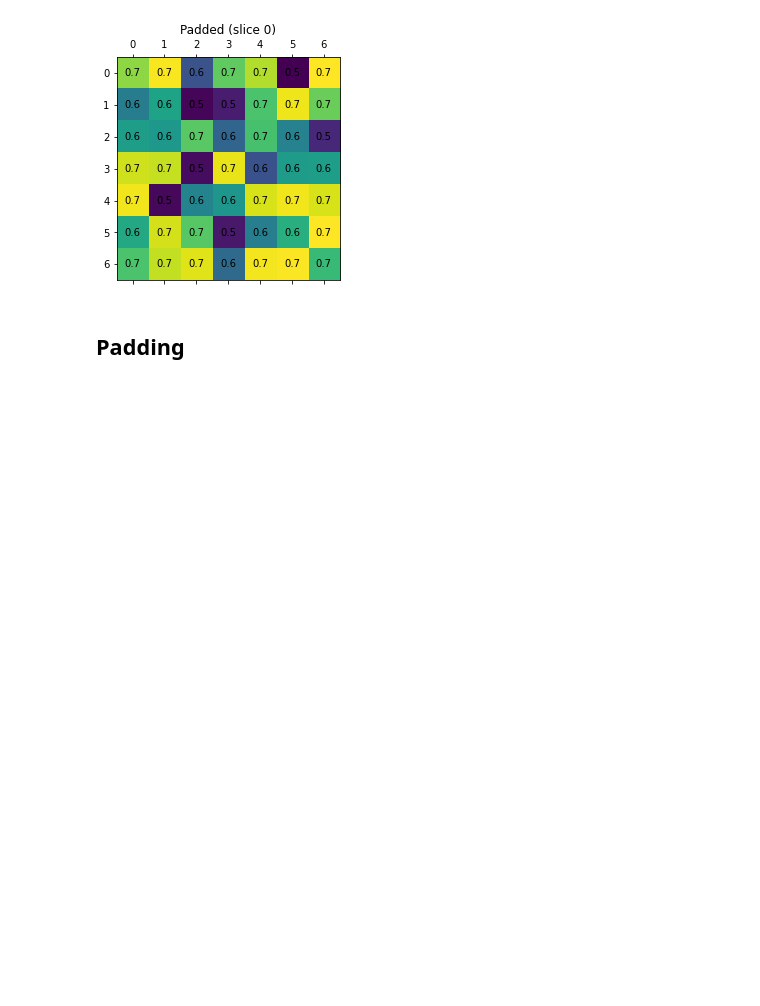
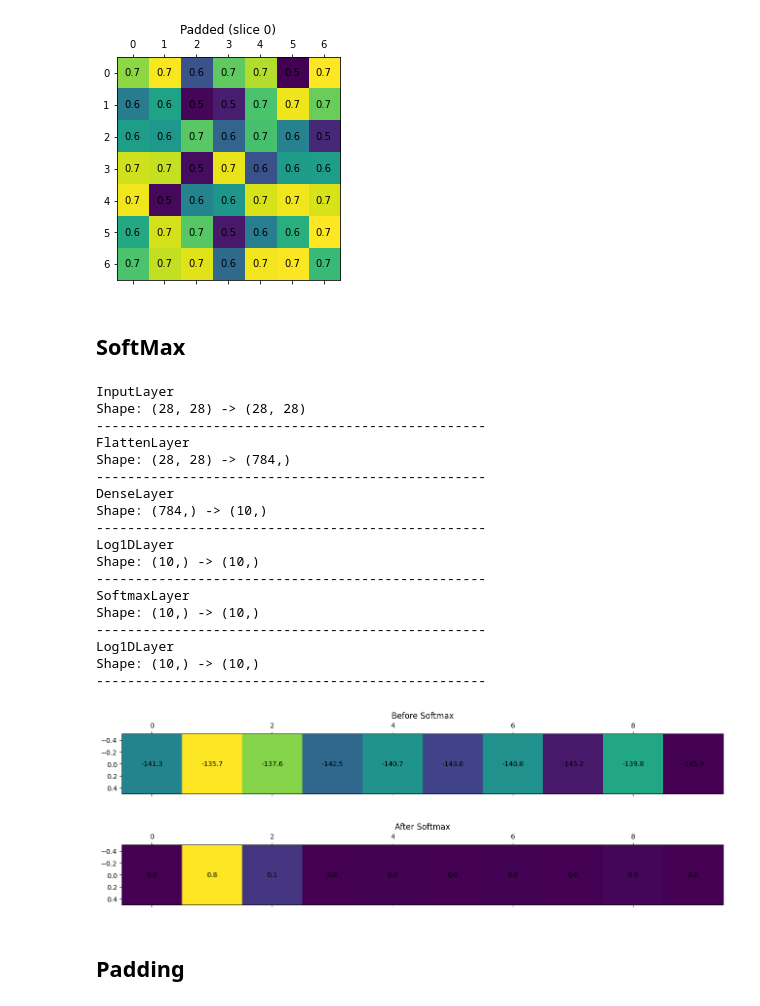
Before and after one commit to klima7/CNN-From-Scratch, a Jupyter notebook: test.ipynb, the cells around one changed output. Cells and saved outputs as stored; diff of their text form; code cells hidden in the pictures; blank space fills up the shorter version.

Commit message:
Add softmax layer

```diff
--- a/test.ipynb
+++ b/test.ipynb
@@ -33,7 +35,7 @@ layers = [
     ActivationLayer(LeakyReLuActivation(0.01)),
     DenseLayer(10),
     BiasLayer(),
-    ActivationLayer(LeakyReLuActivation(0.01)),
+    SoftmaxLayer(),
 ]
 
 model = MulticlassNNClassifier(layers)
@@ -57,7 +59,7 @@ ActivationLayer
 Shape: (10,) -> (10,)
 --------------------------------------------------
 # %%
-model.fit(x_train, y_train, epochs=40, learning_rate=0.01)
+model.fit(x_train, y_train, epochs=10, learning_rate=0.01)
 # %%
 predictions = model.predict(x_test)
 report = classification_report(y_test, predictions)
@@ -133,6 +135,42 @@ Shape: (7, 7, 1) -> (7, 7, 1)
 --------------------------------------------------
 [figure]
 [figure]
+# %% [markdown]
+## SoftMax
+# %%
+layers = [
+    InputLayer((28, 28)),
+    FlattenLayer(),
+    DenseLayer(10),
+    Log1DLayer('Before Softmax'),
+    SoftmaxLayer(),
+    Log1DLayer('After Softmax'),
+]
+
+model = NeuralNetwork(layers)
+model.summary()
+model.predict(x_train[0:1]);
+# %% [output]
+InputLayer
+Shape: (28, 28) -> (28, 28)
+--------------------------------------------------
+FlattenLayer
+Shape: (28, 28) -> (784,)
+--------------------------------------------------
+DenseLayer
+Shape: (784,) -> (10,)
+--------------------------------------------------
+Log1DLayer
+Shape: (10,) -> (10,)
+--------------------------------------------------
+SoftmaxLayer
+Shape: (10,) -> (10,)
+--------------------------------------------------
+Log1DLayer
+Shape: (10,) -> (10,)
+--------------------------------------------------
+[figure, added]
+[figure, added]
 # %% [markdown]
 ## Padding
 # %%
```
Also changed, not shown: parts of 4 cells of this notebook, 4 other files.
